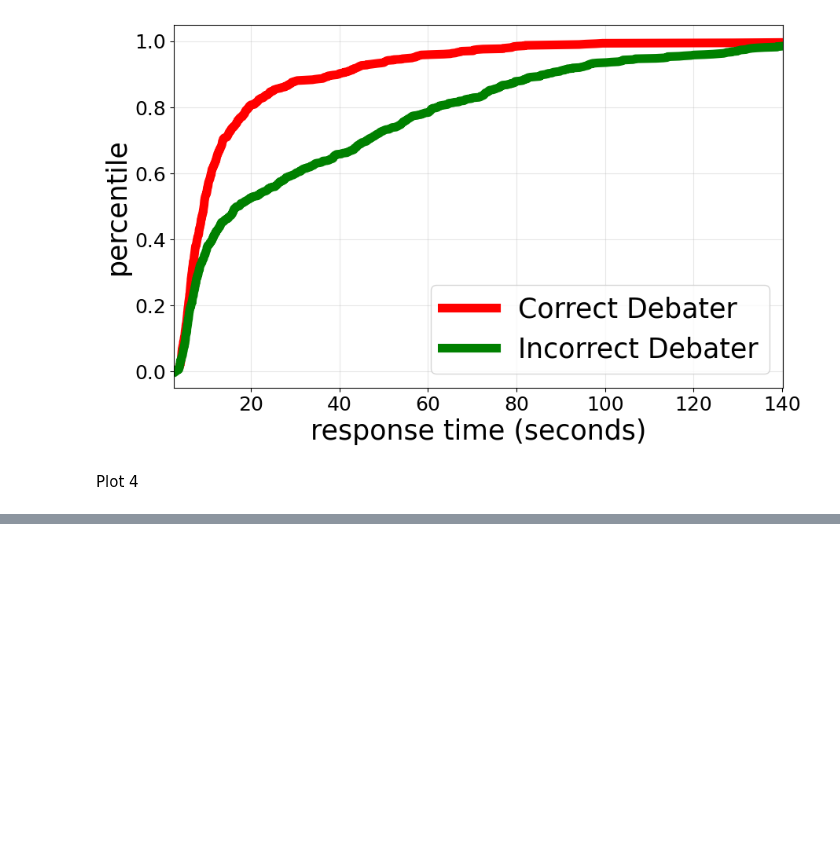
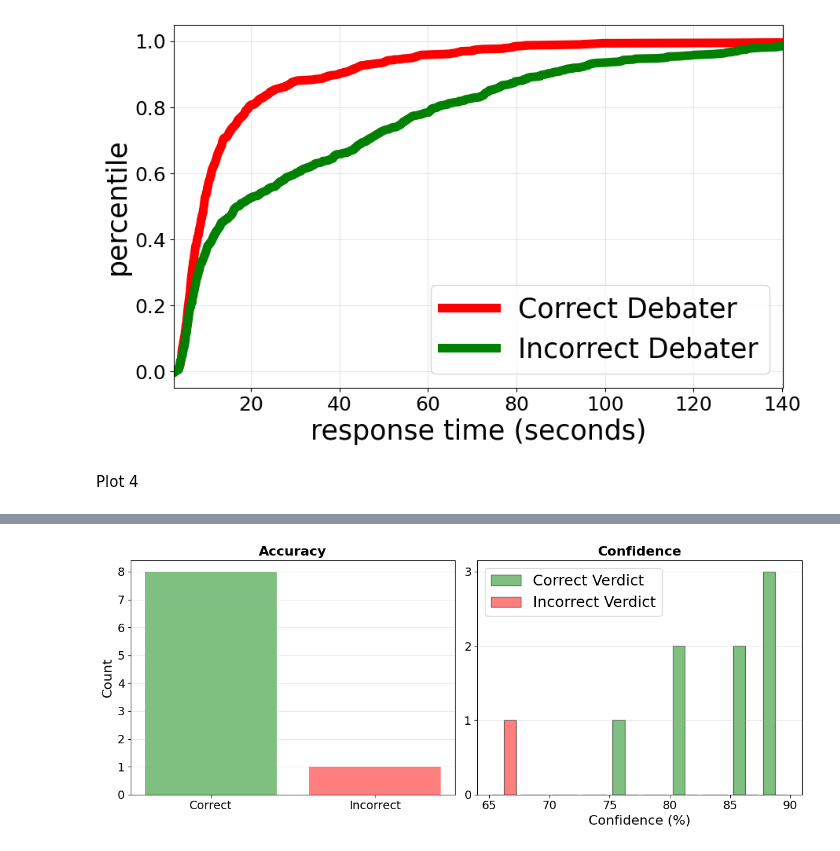
Before and after one commit to joshlevy89/llm_judge_debate_NEW, a Jupyter notebook: analysis/poster.ipynb, the cells around one changed output, grey strips where cells are left out. Cells and saved outputs as stored; diff of their text form; code cells hidden in the pictures; blank space fills up the shorter version.

```diff
--- a/analysis/poster.ipynb
+++ b/analysis/poster.ipynb
@@ -166,3 +166,87 @@ plt.show()
 [figure]
 # %% [markdown]
 Plot 4
+# %%
+import pandas as pd
+import numpy as np
+import matplotlib.pyplot as plt
+import sys
+sys.path.insert(0, '..')
+from analysis.analysis_utils import *
+
+human_verdicts_file = '../results/human/human_verdicts.jsonl'
+human_df = pd.read_json(human_verdicts_file, lines=True)
+
+run_id = '0vayjit'
+human_df = human_df[human_df['run_id'] == run_id]
+
+debates_df = prepare_df(['debates'])
+debates_df = debates_df[debates_df['run_id_debates'] == run_id]
+
+merged = human_df.merge(debates_df[['run_id_debates', 'record_id_debates', 'correct_idx_debates']],
+                        left_on=['run_id', 'record_id'],
+                        right_on=['run_id_debates', 'record_id_debates'])
+
+merged['verdict'] = merged['verdict'].astype(int)
+merged['correct_idx_debates'] = merged['correct_idx_debates'].astype(int)
+merged['confidence'] = merged['confidence'].astype(float) / 100.0
+
+merged['is_correct'] = merged['verdict'] == merged['correct_idx_debates']
+
+accuracy = merged['is_correct'].mean()
+print(f"Accuracy: {accuracy:.3f}")
+
+def compute_brier_score(merged_df):
+    brier_scores = []
+    for _, row in merged_df.iterrows():
+        verdict = row['verdict']
+        confidence = row['confidence']
+        correct = row['correct_idx_debates']
+
+        if verdict == correct:
+            predicted_prob_correct = confidence
+        else:
+            predicted_prob_correct = 1.0 - confidence
+
+        actual = 1.0
+        brier_score = (predicted_prob_correct - actual) ** 2
+        brier_scores.append(brier_score)
+
+    return np.mean(brier_scores)
+
+brier_score = compute_brier_score(merged)
+print(f"Brier Score: {brier_score:.4f}")
+
+baseline_brier = 0.25
+print(f"Baseline Brier Score (always predict 0.5): {baseline_brier:.4f}")
+
+fig, (ax1, ax2) = plt.subplots(1, 2, figsize=(12, 5))
+
+ax1.bar(['Correct', 'Incorrect'], [merged['is_correct'].sum(), (~merged['is_correct']).sum()],
+        color=['green', 'red'], alpha=0.5)
+ax1.set_ylabel('Count', fontsize=16)
+# ax1.set_title(f'Accuracy: {accuracy:.1%}', fontsize=14, fontweight='bold')
+ax1.set_title(f'Accuracy',  fontsize=16, fontweight='bold')
+
+ax1.grid(axis='y', alpha=0.3)
+ax1.tick_params(axis='both', labelsize=14)
+
+correct_conf = merged[merged['is_correct']]['confidence'] * 100
+incorrect_conf = merged[~merged['is_correct']]['confidence'] * 100
+
+ax2.hist([correct_conf, incorrect_conf], bins=10, alpha=0.5,
+         label=['Correct Verdict', 'Incorrect Verdict'], color=['green', 'red'], edgecolor='black')
+ax2.set_xlabel('Confidence (%)', fontsize=16)
+ax2.set_title('Confidence', fontsize=16, fontweight='bold')
+ax2.legend(fontsize=18)
+ax2.grid(axis='y', alpha=0.3)
+ax2.tick_params(axis='both', labelsize=14)
+ax2.yaxis.set_major_locator(plt.MaxNLocator(integer=True))
+
+plt.tight_layout()
+plt.show()
+
+print(f"\nBrier Score: {brier_score:.4f}")
+print(f"Baseline Brier Score: {baseline_brier:.4f}")
+print(f"Improvement: {baseline_brier - brier_score:.4f}")
+# %% [output]
@@ -168,0 +256 @@ Plot 4
+[figure, added]
```
Also changed, not shown: parts of 8 cells of this notebook.
